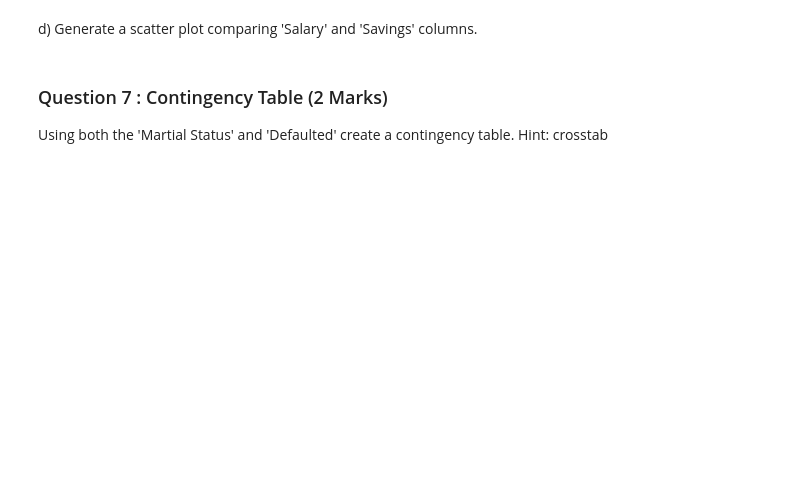
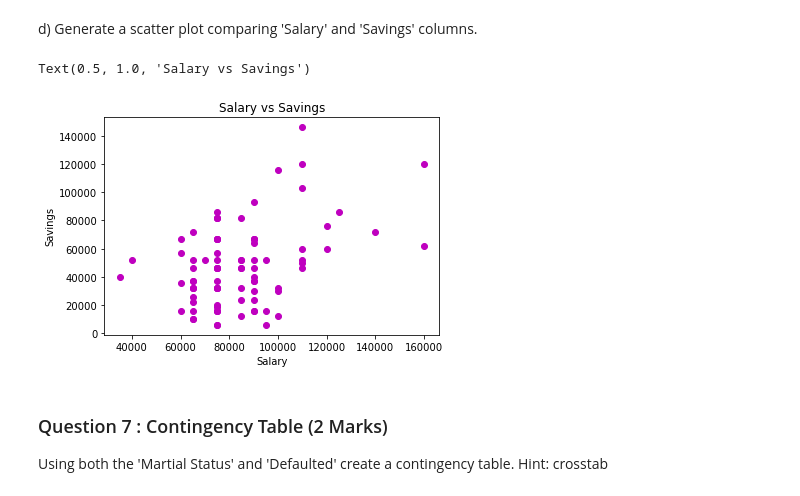
Before and after one commit to Nyotabenson/ADS-Assignment-1, a Jupyter notebook: Pandas Assignment.ipynb, the cells around one changed output. Drawn from its saved outputs; the diff is of its cells as text; code cells hidden in the pictures; blank space fills up the shorter version.

```diff
--- a/Pandas Assignment.ipynb
+++ b/Pandas Assignment.ipynb
@@ -119,3 +232,12 @@ d) Generate a scatter plot comparing 'Salary' and 'Savings' columns.
+# %%
+#d) (1)
+plt.scatter(alumni["Salary"],alumni["Savings"], color='m')
+plt.xlabel("Salary")
+plt.ylabel("Savings")
+plt.title("Salary vs Savings")
+# %% [output]
+Text(0.5, 1.0, 'Salary vs Savings')
+[figure, added]
 # %% [markdown]
 ### Question 7 :  Contingency Table (2 Marks)
 
```
Also changed, not shown: parts of 24 cells of this notebook.
